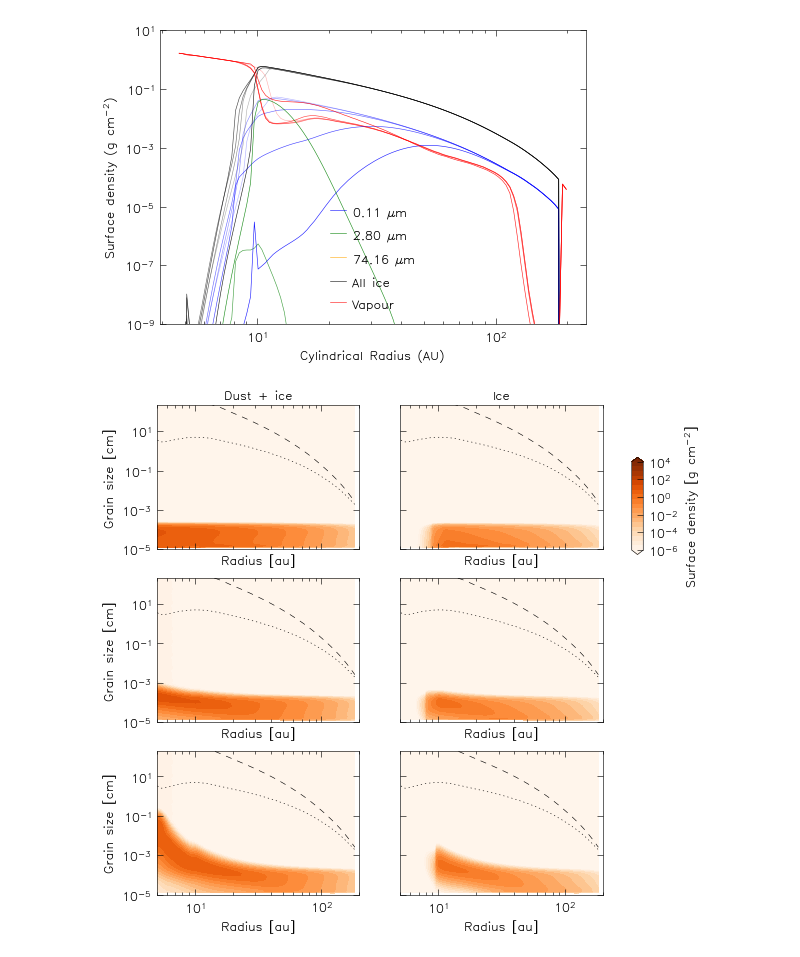
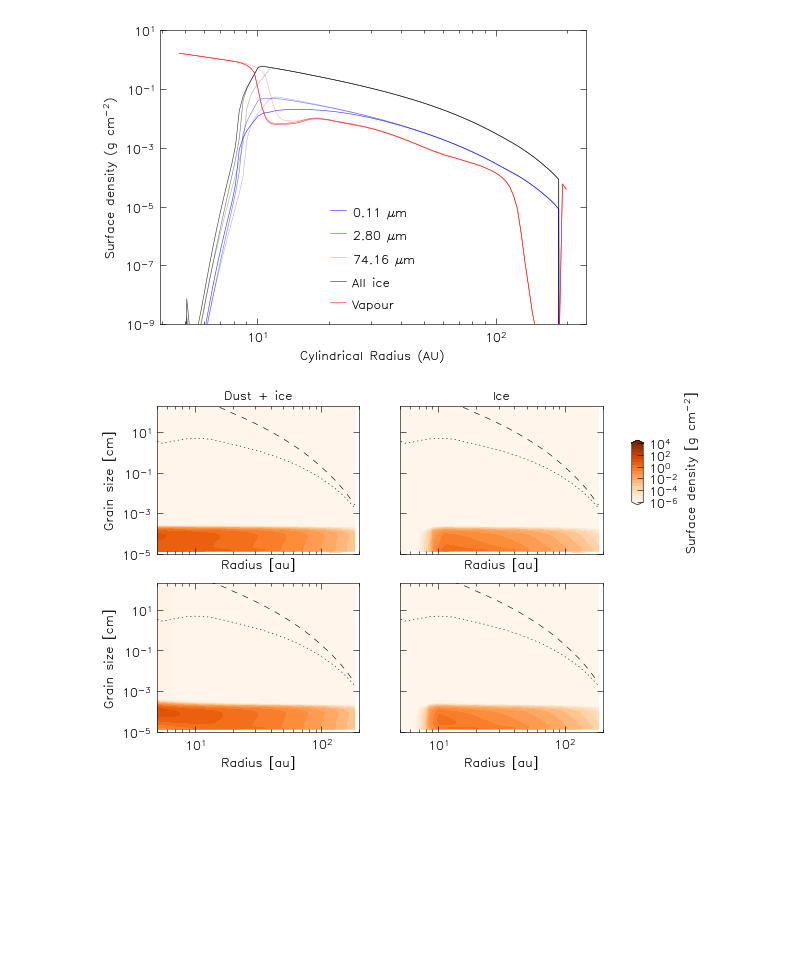
Before and after one commit to cuDisc/cuDisc, a Jupyter notebook: codes/python/disc_plotter_icevap.ipynb, the cells around one changed output. Saved outputs shown, nothing was run; the diff lists cells and outputs as text; code cells hidden in the pictures; blank space fills up the shorter version.

```diff
--- a/codes/python/disc_plotter_icevap.ipynb
+++ b/codes/python/disc_plotter_icevap.ipynb
@@ -8,7 +8,7 @@ import matplotlib.pyplot as plt
 Import 2D cuDisc run
 """
 
-sim = CuDiscModel("../outputs/icevap_example/new")
+sim = CuDiscModel("../outputs/icevap_example")
 
 # Load in grids, densities and temperatures
 
@@ -18,6 +18,7 @@ gas, dust = sim.load_all_prim_data()
 temp = sim.load_all_temp_data()
 
 CO = sim.load_mol()
+grain_props = sim.load_grain_props()
 opacs = sim.load_opacity()
 
 def calc_sig_dust(g, dust, sizes):
@@ -30,14 +31,15 @@ def calc_sig_dust(g, dust, sizes):
 
     return sig_d, sig_d_tot, vRbar
 
+print(CO.ice.shape)
 
 Sig_d, Sig_d_tot, vRbar = calc_sig_dust(g, dust, sizes)
 
 Z_e = g.R_c[:,None] * g.tan_th_e
-Sig_CO = 2.*np.sum(CO.ice[:,:,2:-2,:,0].sum(-1)* np.diff(Z_e[None,:,2:-2],axis=2), axis=2)
-Sig_COk = 2.*np.sum(CO.ice[:,:,2:-2,:,0]* np.diff(Z_e[None,:,2:-2,None],axis=2), axis=2)
+Sig_CO = 2.*np.sum(CO.ice[:,:,2:-2].sum(-1)* np.diff(Z_e[None,:,2:-2],axis=2), axis=2)
+Sig_COk = 2.*np.sum(CO.ice[:,:,2:-2]* np.diff(Z_e[None,:,2:-2,None],axis=2), axis=2)
 
 Sig_COvap = 2.*np.sum(CO.vap[:,:,2:-2] * np.diff(Z_e[None,:,2:-2],axis=2), axis=2)
-Sig_COtot = 2.*np.sum((CO.ice[:,:,2:-2,:,0].sum(-1)+CO.vap[:,:,2:-2]) * np.diff(Z_e[None,:,2:-2],axis=2), axis=2)
+Sig_COtot = 2.*np.sum((CO.ice[:,:,2:-2].sum(-1)+CO.vap[:,:,2:-2]) * np.diff(Z_e[None,:,2:-2],axis=2), axis=2)
 
-bins = sim.compute_binned_profiles(g, dust, CO, sizes, 1.675, 0.89)
+bins = sim.compute_binned_profiles(g, dust, CO, sizes, 1.675, 0.89, grain_props)
@@ -124,7 +128,7 @@ plt.legend()
 plt.tight_layout()
 plt.show()
 # %% [output]
-[figure, old version]
+[figure, new version]
 # %%
 # Plot dust and ice grain size distributions
 
@@ -168,40 +172,40 @@ def a_drift1D(sig_d, rho_s, T, R, Sig_g):
 Z_e = g.R_c[:,None] * g.tan_th_e
 a_Zav = 2*np.sum(bins.a[:,2:-2,2:-2]*(bins.rho_d[:,2:-2,2:-2]+bins.rho_i[:,2:-2,2:-2])*np.diff(Z_e[None,2:-2,2:-2,None],axis=2),axis=2)/(bins.Sig_d[:,2:-2,:]+bins.Sig_i[:,2:-2,:]+1e-100)
 
-t_snaps = [0,-2,-1]
+t_snaps = [0,-1]
 
 fig, ax = plt.subplots(len(t_snaps),2, figsize = (8,3*len(t_snaps)), sharex=True, sharey=True)
 
 for i, ti in enumerate(t_snaps):
     R_a_grid_o, a_R_grid_o = np.meshgrid(g.R_c[2:-2], bins.m, indexing='ij')
     con = ax[i,0].contourf(R_a_grid_o/au, a_Zav[ti], np.log10(bins.Sig_d[ti,2:-2,:]+bins.Sig_i[ti,2:-2,:]+1e-100),np.linspace(-6,4,20), extend='both', cmap='Oranges')
     con = ax[i,1].contourf(R_a_grid_o/au, a_Zav[ti], np.log10(bins.Sig_i[ti,2:-2,:]+1e-100),np.linspace(-6,4,20), extend='both', cmap='Oranges')
     ax[i,0].set_ylim(1e-5,200)
     ax[i,0].set_yscale('log')
     ax[i,1].set_ylim(1e-5,200)
     ax[i,1].set_yscale('log')
     ax[i,0].plot(g.R[2:-2,0]/au, a_frag(gas.Sigma[ti,2:-2], 1.675, 1e-3, 200, temp.T[ti,2:-2,2]), color='black', ls=(0,(2,5)))
     ax[i,1].plot(g.R[2:-2,0]/au, a_frag(gas.Sigma[ti,2:-2], 1.675, 1e-3, 200, temp.T[ti,2:-2,2]), color='black', ls=(0,(2,5)))
     ax[i,0].plot(g.R[2:-2,0]/au, a_drift(Sig_d_tot[ti,2:-2], 1.675, temp.T[ti,2:-2,2], g.R[2:-2,0], gas.rho[ti,2:-2,2]), color='black', ls=(0,(10,10)))
     ax[i,1].plot(g.R[2:-2,0]/au, a_drift(Sig_d_tot[ti,2:-2], 1.675, temp.T[ti,2:-2,2], g.R[2:-2,0], gas.rho[ti,2:-2,2]), color='black', ls=(0,(10,10)))
 
     ax[i,0].set_ylabel("Grain size [cm]")
     ax[i,0].set_xlabel("Radius [au]")
     ax[i,1].set_xlabel("Radius [au]")
 plt.xscale('log')
 
 plt.xlim(5,200)
 cbar_ax = fig.add_axes([0.95, 0.65, 0.02, 0.15])
 cbar = fig.colorbar(con, cax=cbar_ax)
 cbar.set_ticks(np.arange(-6,5,2))
 cbar.set_ticklabels(["$10^{%d}$"%(x) for x in np.arange(-6,5,2)])
 cbar.set_label(r"Surface density [g cm$^{-2}$]")
 
 ax[0,0].set_title("Dust + ice")
 ax[0,1].set_title("Ice")
 plt.show()
 # %% [output]
-[figure, old version]
+[figure, new version]
 # %%
 # Plot temperature
 
```
Also changed, not shown: parts of 6 cells of this notebook, 5 other files.
